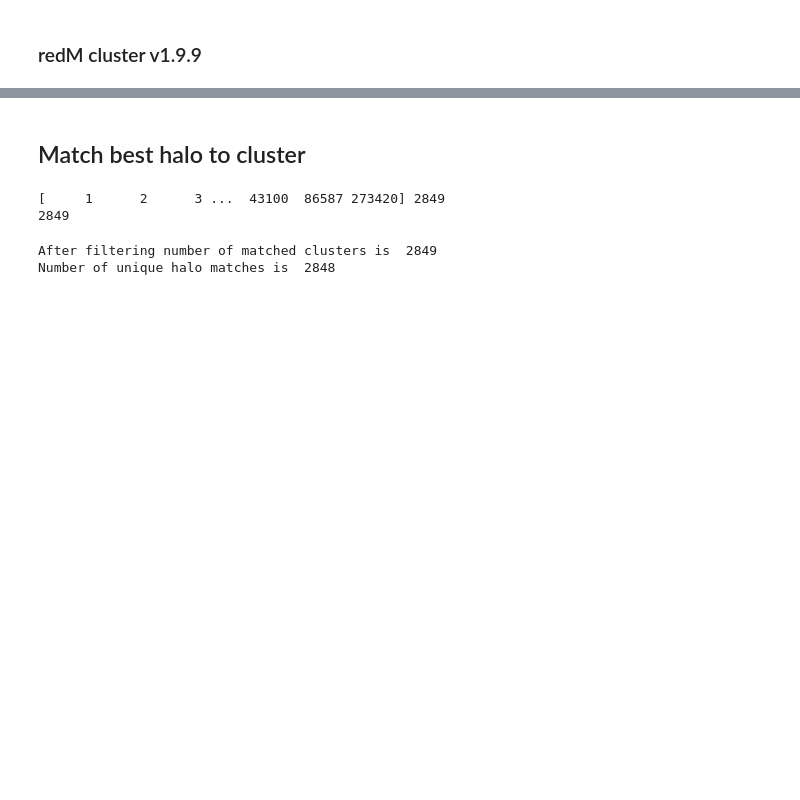
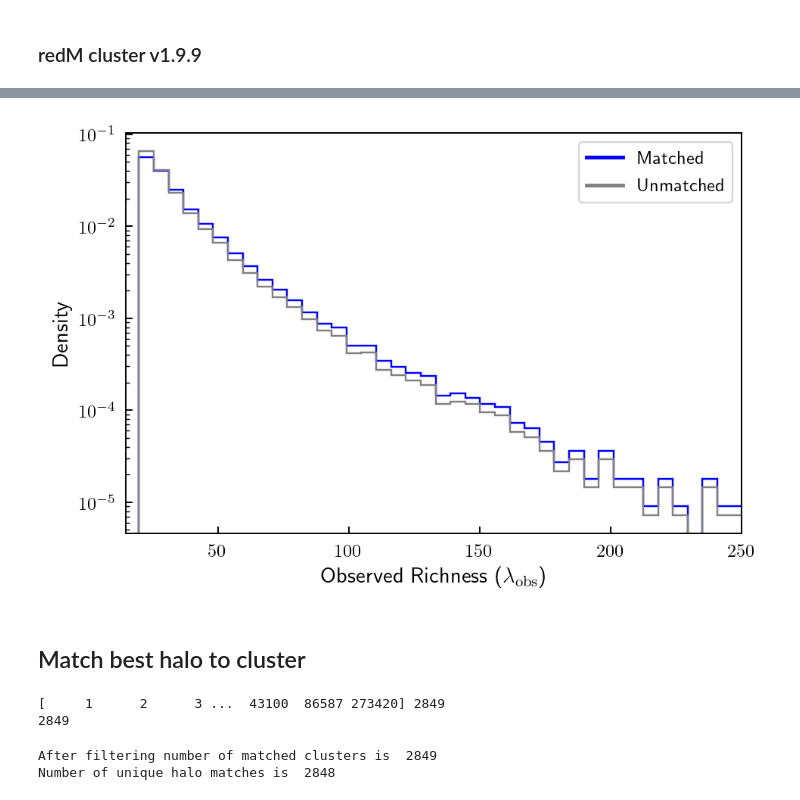
Before and after one commit to zzbenjamin94/des_y1_triaxiality, a Jupyter notebook: repo/halo_cluster_matching/matched_clusters_plot.ipynb, the cells around one changed output, grey strips where cells are left out. Drawn from its saved outputs; the diff is of its cells as text; code cells hidden in the pictures; blank space fills up the shorter version.

```diff
--- a/repo/halo_cluster_matching/matched_clusters_plot.ipynb
+++ b/repo/halo_cluster_matching/matched_clusters_plot.ipynb
@@ -28,0 +57,10 @@ import os
+# %%
+redM_data = bigdatadir+'Buzzard_Sims/v1.6/buzzard_halo/redM/'+'buzzard-0_1.6_y3_run_redmapper_v6.4.20_lgt20_vl02_catalog.fit'
+redM_list = fits.open(redM_data)
+redM_data = redM_list[1].data
+
+print "Names of columns in redM_data are: \n"
+print redM_data.names
+
+print "Number of clusters is ", len(redM_data)
+print "Lambda cut is ", min(redM_data.LAMBDA_CHISQ)
@@ -64,14 +148,2 @@ print matchedcl_membership['Strength']
 # %% [markdown]
 ### redM cluster v1.9.9
-# %%
-#Import the redMaPPer galaxy catalog
-homedir = home_dir()
-redM_dir = bigdatadir + '/Buzzard_Sims/v1.9.9/redMaPPer/'+'buzzard_1.9.9_3y3a_rsshift_run_redmapper_v0.5.1_lgt20_vl02_catalog.fit'
-
-redM_list = fits.open(redM_dir)
-redM_data = redM_list[1].data
-redM_data = redM_data.view(np.recarray)
-
-print "Names of redM_matched halo column data are:"
-print redM_data.dtype.names, "\n"
-print "Number of redM read is ", len(redM_data)
@@ -102,3 +285,26 @@ Number of halos read is  14946507
+# %%
+## Plotting the richness distribution of RM before and after matching.
+plt.figure(figsize=(6,4))
+g = sns.distplot(redM_halos['LAMBDA_CHISQ'], norm_hist=True, color='blue', label='Matched', kde=False, \
+                 hist_kws={"histtype":'step', "alpha": 1})
+sns.distplot(redM_data['LAMBDA_CHISQ'], norm_hist=True, color='grey', label='Unmatched', kde=False, \
+             hist_kws={"histtype":'step', "alpha": 1})
+
+
+
+custom_lines = [Line2D([0], [0], color='blue', lw=2),
+                Line2D([0], [0], color='grey', lw=2)]
+
+plt.legend(custom_lines, ['Matched', 'Unmatched'])
+
+plt.yscale('log')
+plt.xlim([15,250])
+plt.ylabel('Density', fontsize=12)
+plt.xlabel(r'Observed Richness ($\lambda_{\rm obs}$)', fontsize=12)
+plt.savefig('lambda_distribution.png')
+plt.show()
+# %% [output]
+[figure, added]
 # %% [markdown]
 ## Match best halo to cluster
 # %%
```
Also changed, not shown: parts of 22 cells of this notebook, 20 other files.
